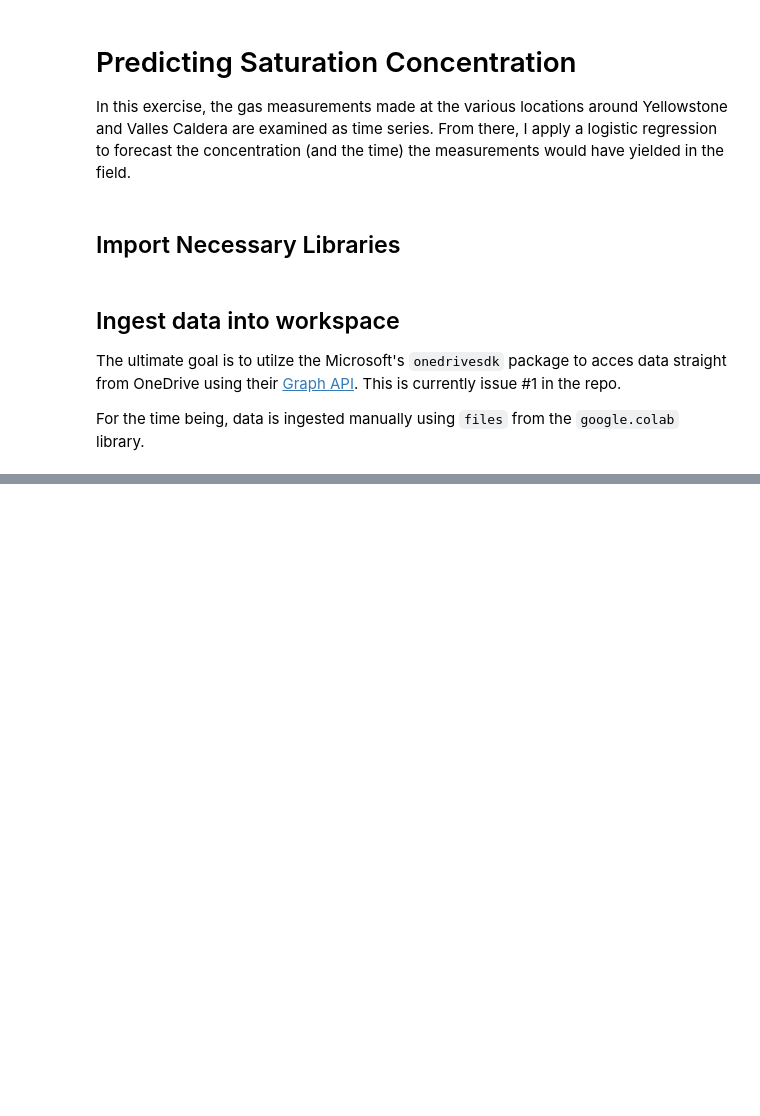
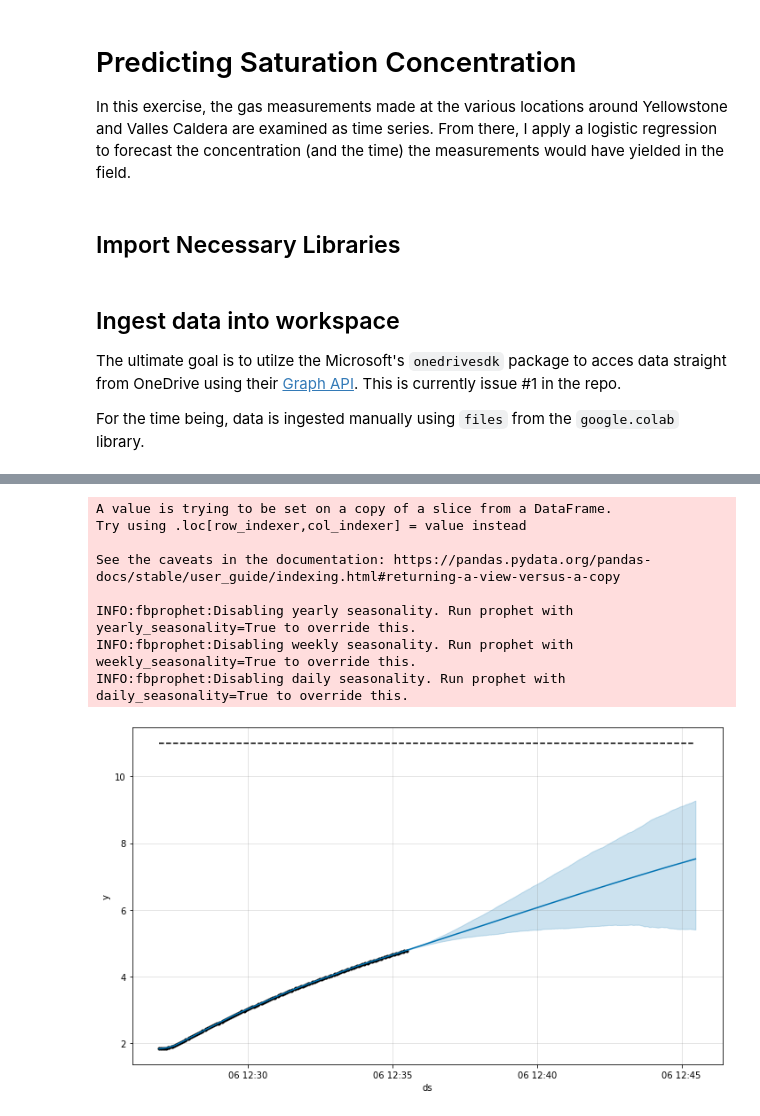
Before and after one commit to 907Resident/caldera-gases, a Jupyter notebook: forecast_sat_concentration.ipynb, the cells around one changed output, grey strips where cells are left out. Saved outputs shown, nothing was run; the diff lists cells and outputs as text; code cells hidden in the pictures; blank space fills up the shorter version.

```diff
--- a/forecast_sat_concentration.ipynb
+++ b/forecast_sat_concentration.ipynb
@@ -31,0 +91,14 @@ df_2018_YC = pd.read_excel(io.BytesIO(uploaded['YNP_SummaryData.xlsx']),
+# %%
+# Convert the first chamber enclosure to a dataframe and be sure to transpose it
+# to the correct dimensions
+df = pd.DataFrame(dict_GVNT_06Jun2019['GVNT_ChamON'][2]).T
+# %%
+# Add column names with list
+col_names = ["date", "elapsed_sec", "CH4_dry", "CH4", "d13_CH4", "d13_CH4_HR",
+             "CO2_dry", "d13_CO2", "alarm", "CH4_cgs", "CO2_cgs"]
+# Substitute in the new column names
+df.columns = col_names
+# Change the date column to the correct timestamps
+df["date"] = pd.to_datetime(df["date"]-719529, unit='D')
+# Preview dataset
+df.head()
@@ -31,0 +114,8 @@ df_2018_YC = pd.read_excel(io.BytesIO(uploaded['YNP_SummaryData.xlsx']),
+# %%
+df_test = df[["date", "CH4_dry"]]
+df_test.dropna(inplace=True)
+df_test.set_index("date", inplace=True)
+df_test.index = df_test.index.rename("ds")
+df_test.index = df_test.index.round("S")
+names_Prophet_df = ["y"]
+df_test.columns = names_Prophet_df
@@ -31,0 +126,3 @@ df_2018_YC = pd.read_excel(io.BytesIO(uploaded['YNP_SummaryData.xlsx']),
+# %%
+df_test.reset_index(inplace=True)
+print(df_test)
@@ -31,0 +144,20 @@ df_2018_YC = pd.read_excel(io.BytesIO(uploaded['YNP_SummaryData.xlsx']),
+# %%
+df_test["cap"] = 11
+m = Prophet(growth='logistic')
+m.fit(df_test)
+
+# Python
+future = m.make_future_dataframe(periods=600, freq="S")
+future['cap'] = 11
+fcst = m.predict(future)
+fig = m.plot(fcst)
+# %% [output]
+A value is trying to be set on a copy of a slice from a DataFrame.
+Try using .loc[row_indexer,col_indexer] = value instead
+
+See the caveats in the documentation: https://pandas.pydata.org/pandas-docs/stable/user_guide/indexing.html#returning-a-view-versus-a-copy
+
+INFO:fbprophet:Disabling yearly seasonality. Run prophet with yearly_seasonality=True to override this.
+INFO:fbprophet:Disabling weekly seasonality. Run prophet with weekly_seasonality=True to override this.
+INFO:fbprophet:Disabling daily seasonality. Run prophet with daily_seasonality=True to override this.
+[figure, added]
```
Also changed, not shown: parts of 12 cells of this notebook.
